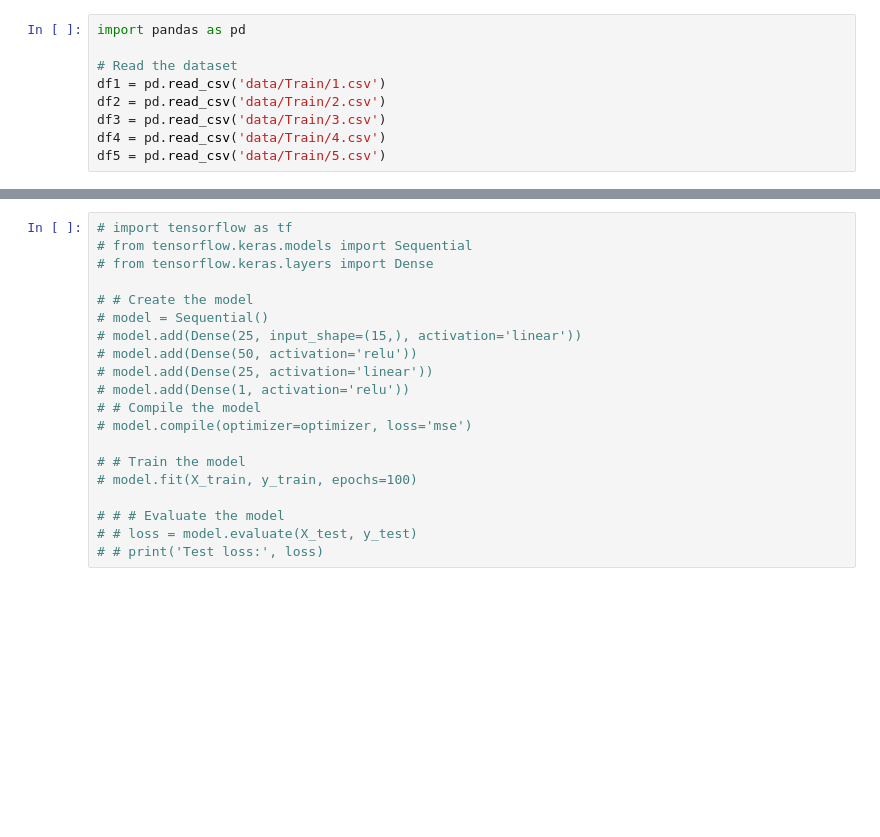
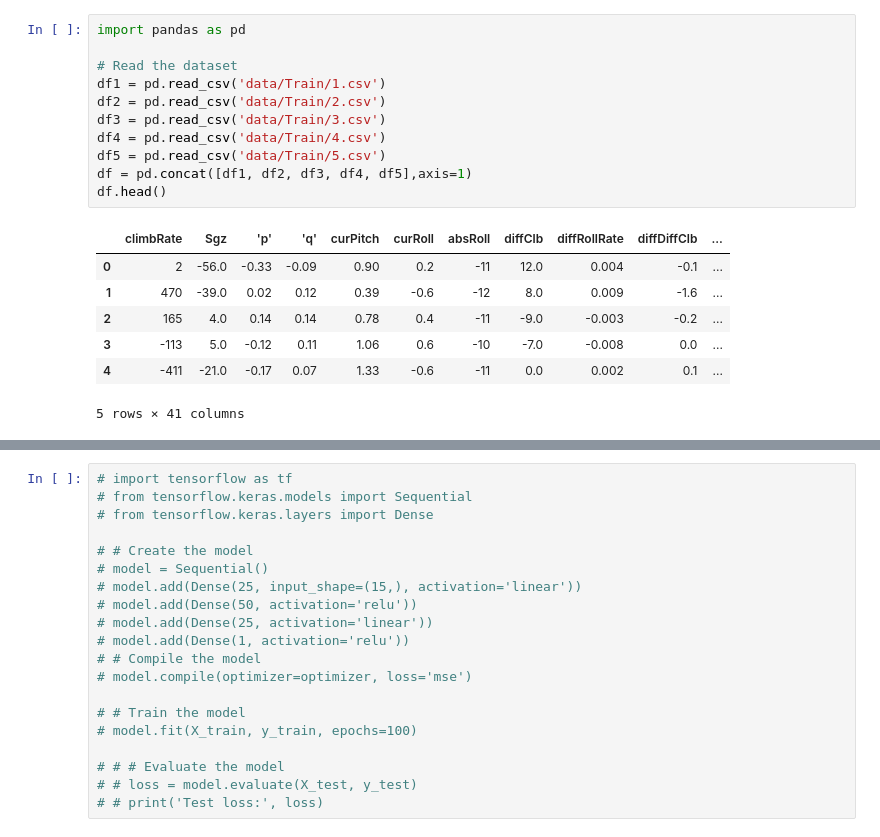
Before and after one commit to Navaneeth-Sivakumar/Datathon_24, a Jupyter notebook: data.ipynb, the cells around one changed output, grey strips where cells are left out. Cells and saved outputs as stored; diff of their text form; blank space fills up the shorter version.

```diff
--- a/data.ipynb
+++ b/data.ipynb
@@ -1,10 +1,20 @@
 # %%
 import pandas as pd
 
 # Read the dataset
 df1 = pd.read_csv('data/Train/1.csv')
 df2 = pd.read_csv('data/Train/2.csv')
 df3 = pd.read_csv('data/Train/3.csv')
 df4 = pd.read_csv('data/Train/4.csv')
 df5 = pd.read_csv('data/Train/5.csv')
+df = pd.concat([df1, df2, df3, df4, df5],axis=1)
+df.head()
+# %% [output]
+|  | climbRate | Sgz | 'p' | 'q' | curPitch | curRoll | absRoll | diffClb | diffRollRate | diffDiffClb | ... |
+| 0 | 2 | -56.0 | -0.33 | -0.09 | 0.90 | 0.2 | -11 | 12.0 | 0.004 | -0.1 | ... |
+| 1 | 470 | -39.0 | 0.02 | 0.12 | 0.39 | -0.6 | -12 | 8.0 | 0.009 | -1.6 | ... |
+| 2 | 165 | 4.0 | 0.14 | 0.14 | 0.78 | 0.4 | -11 | -9.0 | -0.003 | -0.2 | ... |
+| 3 | -113 | 5.0 | -0.12 | 0.11 | 1.06 | 0.6 | -10 | -7.0 | -0.008 | 0.0 | ... |
+| 4 | -411 | -21.0 | -0.17 | 0.07 | 1.33 | -0.6 | -11 | 0.0 | 0.002 | 0.1 | ... |
+5 rows × 41 columns
 # %%
```
Also changed, not shown: parts of 36 cells of this notebook, 1 other file.
